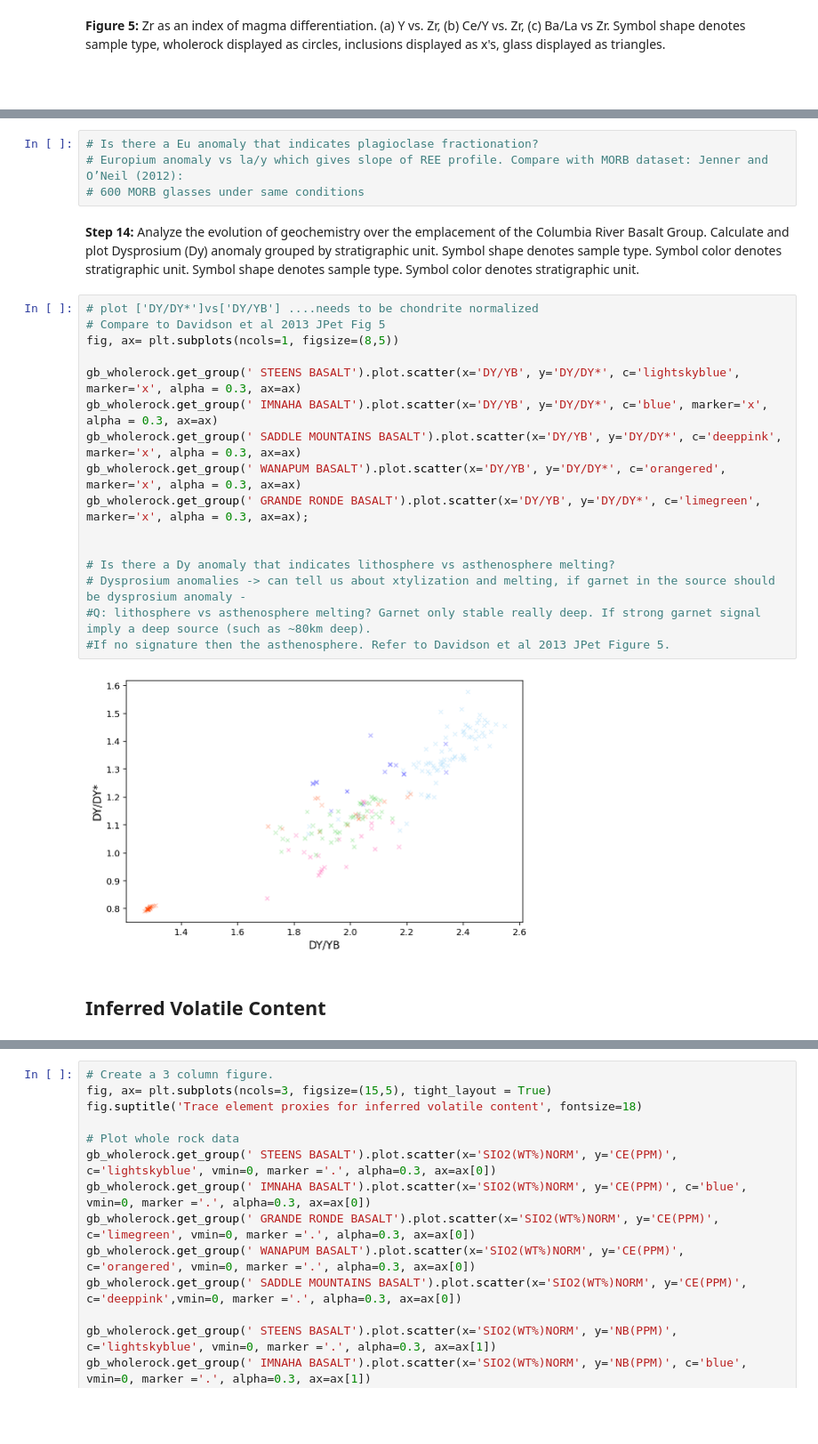
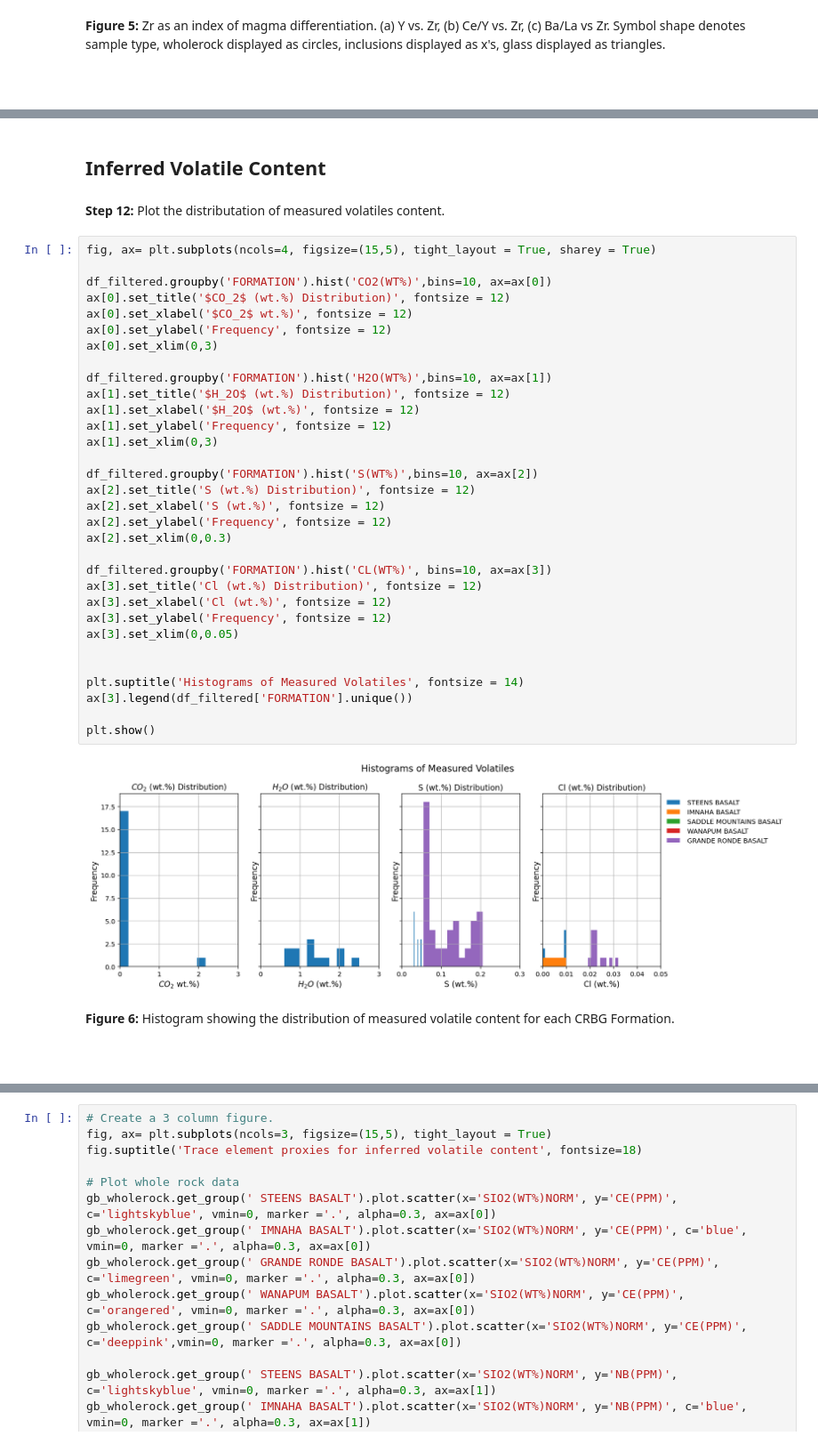
Before and after one commit to lhlinka/rces-final-project, a Jupyter notebook: finalproject.ipynb, the cells around one changed output, grey strips where cells are left out. Shown at 89% size. Drawn from its saved outputs; the diff is of its cells as text; blank space fills up the shorter version.

```diff
--- a/finalproject.ipynb
+++ b/finalproject.ipynb
@@ -599,27 +504,44 @@ z = np.polyfit(x, y, 1);
-# %%
-# Is there a Eu anomaly that indicates plagioclase fractionation?
-# Europium anomaly vs la/y which gives slope of REE profile. Compare with MORB dataset: Jenner and O’Neil (2012):
-# 600 MORB glasses under same conditions
-# %% [markdown]
-<b>Step 14:</b> Analyze the evolution of geochemistry over the emplacement of the Columbia River Basalt Group. Calculate and plot Dysprosium (Dy) anomaly grouped by stratigraphic unit. Symbol shape denotes sample type. Symbol color denotes stratigraphic unit. Symbol shape denotes sample type. Symbol color denotes stratigraphic unit.
-# %%
-# plot ['DY/DY*']vs['DY/YB'] ....needs to be chondrite normalized
-# Compare to Davidson et al 2013 JPet Fig 5
-fig, ax= plt.subplots(ncols=1, figsize=(8,5))
-
-gb_wholerock.get_group(' STEENS BASALT').plot.scatter(x='DY/YB', y='DY/DY*', c='lightskyblue', marker='x', alpha = 0.3, ax=ax)
-gb_wholerock.get_group(' IMNAHA BASALT').plot.scatter(x='DY/YB', y='DY/DY*', c='blue', marker='x', alpha = 0.3, ax=ax)
-gb_wholerock.get_group(' SADDLE MOUNTAINS BASALT').plot.scatter(x='DY/YB', y='DY/DY*', c='deeppink', marker='x', alpha = 0.3, ax=ax)
-gb_wholerock.get_group(' WANAPUM BASALT').plot.scatter(x='DY/YB', y='DY/DY*', c='orangered', marker='x', alpha = 0.3, ax=ax)
-gb_wholerock.get_group(' GRANDE RONDE BASALT').plot.scatter(x='DY/YB', y='DY/DY*', c='limegreen', marker='x', alpha = 0.3, ax=ax);
-
-
-# Is there a Dy anomaly that indicates lithosphere vs asthenosphere melting?
-# Dysprosium anomalies -> can tell us about xtylization and melting, if garnet in the source should be dysprosium anomaly -
-#Q: lithosphere vs asthenosphere melting? Garnet only stable really deep. If strong garnet signal imply a deep source (such as ~80km deep).
-#If no signature then the asthenosphere. Refer to Davidson et al 2013 JPet Figure 5.
-# %% [output]
-[figure, removed]
 # %% [markdown]
 ## Inferred Volatile Content
+# %% [markdown]
+<b>Step 12:</b> Plot the distributation of measured volatiles content.
+# %%
+fig, ax= plt.subplots(ncols=4, figsize=(15,5), tight_layout = True, sharey = True)
+
+df_filtered.groupby('FORMATION').hist('CO2(WT%)',bins=10, ax=ax[0])
+ax[0].set_title('$CO_2$ (wt.%) Distribution)', fontsize = 12)
+ax[0].set_xlabel('$CO_2$ wt.%)', fontsize = 12)
+ax[0].set_ylabel('Frequency', fontsize = 12)
+ax[0].set_xlim(0,3)
+
+df_filtered.groupby('FORMATION').hist('H2O(WT%)',bins=10, ax=ax[1])
+ax[1].set_title('$H_2O$ (wt.%) Distribution)', fontsize = 12)
+ax[1].set_xlabel('$H_2O$ (wt.%)', fontsize = 12)
+ax[1].set_ylabel('Frequency', fontsize = 12)
+ax[1].set_xlim(0,3)
+
+df_filtered.groupby('FORMATION').hist('S(WT%)',bins=10, ax=ax[2])
+ax[2].set_title('S (wt.%) Distribution)', fontsize = 12)
+ax[2].set_xlabel('S (wt.%)', fontsize = 12)
+ax[2].set_ylabel('Frequency', fontsize = 12)
+ax[2].set_xlim(0,0.3)
+
+df_filtered.groupby('FORMATION').hist('CL(WT%)', bins=10, ax=ax[3])
+ax[3].set_title('Cl (wt.%) Distribution)', fontsize = 12)
+ax[3].set_xlabel('Cl (wt.%)', fontsize = 12)
+ax[3].set_ylabel('Frequency', fontsize = 12)
+ax[3].set_xlim(0,0.05)
+
+
+plt.suptitle('Histograms of Measured Volatiles', fontsize = 14)
+ax[3].legend(df_filtered['FORMATION'].unique())
+
+plt.show()
+# %% [output]
+[figure, added]
+# %% [markdown]
+<b>Figure 6:</b> Histogram showing the distribution of measured volatile content for each CRBG Formation.
+<br/>
+<br/>
+<br/>
 # %% [markdown]
```
Also changed, not shown: parts of 34 cells of this notebook, 1 other file.
